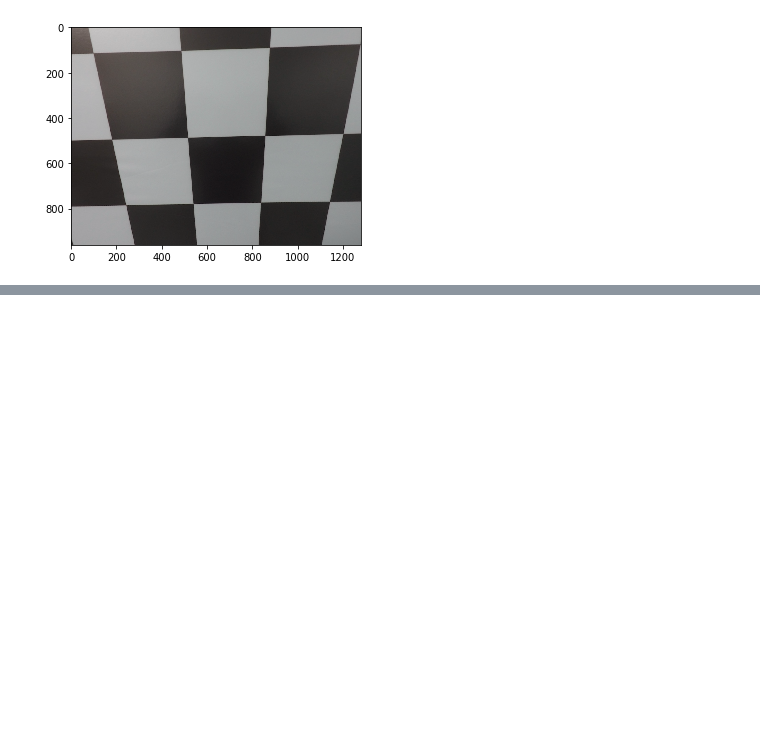
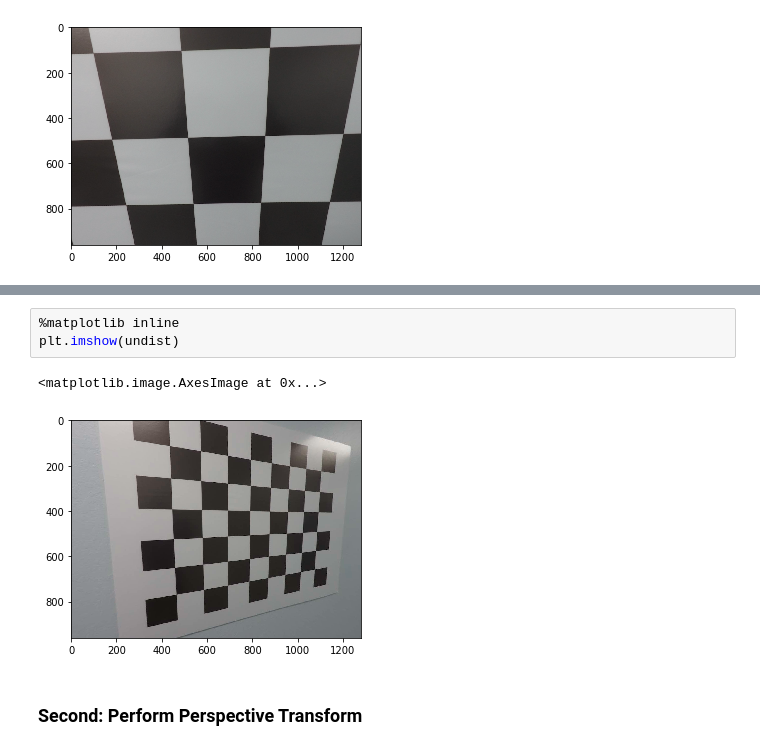
Before and after one commit to magedhassan/Camera-Calibration, a Jupyter notebook: Camera calibration.ipynb, the cells around one changed output, grey strips where cells are left out. Saved outputs shown, nothing was run; the diff lists cells and outputs as text; blank space fills up the shorter version.

```diff
--- a/Camera calibration.ipynb
+++ b/Camera calibration.ipynb
@@ -183,0 +204,8 @@ plt.imshow(undist)
+# %%
+%matplotlib inline
+plt.imshow(undist)
+# %% [output]
+<matplotlib.image.AxesImage at 0x...>
+[figure, added]
+# %% [markdown]
+### Second: Perform Perspective Transform
```
Also changed, not shown: parts of 8 cells of this notebook, 1 other file.
